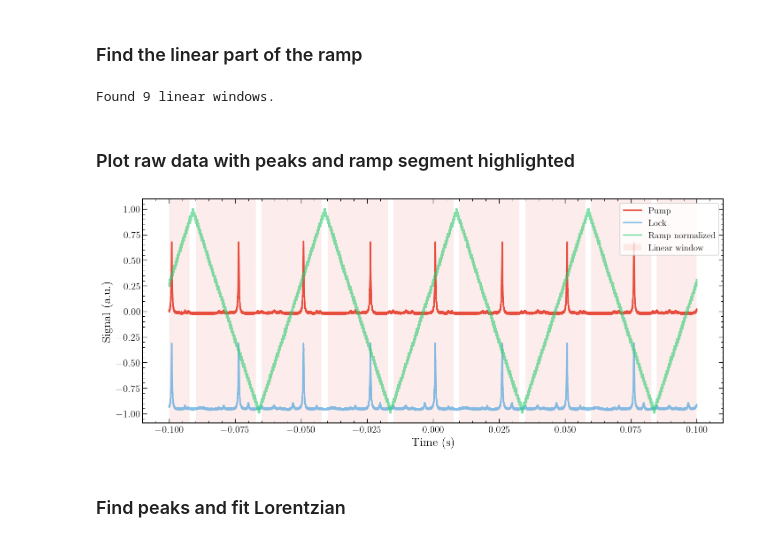
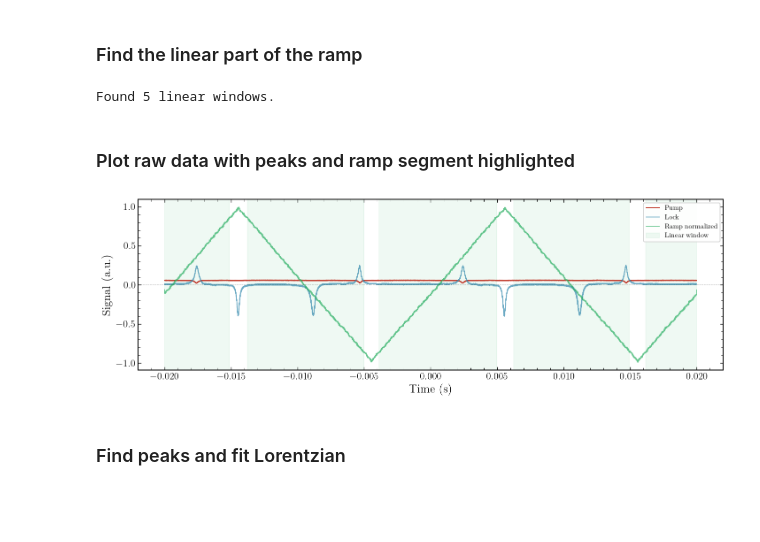
Before and after one commit to eq15t-panda/PANDAManager, a Jupyter notebook: plot_oscillo.ipynb, the cells around one changed output. Drawn from its saved outputs; the diff is of its cells as text; code cells hidden in the pictures; blank space fills up the shorter version.

```diff
--- a/plot_oscillo.ipynb
+++ b/plot_oscillo.ipynb
@@ -399,12 +399,15 @@ Pump + Lock: 37501 points
 # %% [markdown]
 ### Load data
 # %%
-path_folder_data = r"./data/oscilloscope/scope_acq_2026_05_13__08_25_49/"
+# path_folder_data = r"./data/oscilloscope/scope_acq_2026_05_13__08_25_49/"
+path_folder_data = r"./data/oscilloscope/scope_acq_2026_05_20__11_15_54/" # leak pump in lock
 folder_data_files = os.listdir(path_folder_data)
 print(folder_data_files)
 # fine data scan :
 name_exp = 'oscilloscope_trace'
-name = "2026_05_13__08_25_50__oscilloscope_trace.h5"
+# name = "2026_05_13__08_25_50__oscilloscope_trace.h5"
+# name = "2026_05_20__11_15_59__oscilloscope_trace.h5" # leak pump in lock 1
+name = "2026_05_20__11_21_24__oscilloscope_trace.h5" # leak pump in lock 2
 full_path = os.path.join(path_folder_data, name_exp, name)
 aqm = AcquisitionAnalysisManager( os.path.join(path_folder_data, name_exp))
 aqm.analysis_cell(filename=full_path)
@@ -449,6 +452,10 @@ pump = np.array(data["CH3_y"])   # CH3: pump
 signal = -pump
 signal = signal - np.mean(signal)
 ramp = ramp - np.mean(ramp)
+
+ramp_norm = ramp / np.max(np.abs(ramp))
+# Smooth norm signal
+smooth_ramp = smooth(ramp_norm, smooth_N)
 # %%
 def lorentzian(x, A, x0, gamma, C):
     return A * (0.5 * gamma)**2 / ((x - x0)**2 + (0.5 * gamma)**2) + C
@@ -478,28 +485,29 @@ for i, val in enumerate(linear_mask):
 
 print(f"Found {len(segments)} linear windows.")
 # %% [output]
-Found 9 linear windows.
+Found 5 linear windows.
 # %% [markdown]
 ### Plot raw data with peaks and ramp segment highlighted
 # %%
-plt.figure(figsize=(12, 5))
-ramp_norm = ramp / np.max(np.abs(ramp))
+fig, ax = plt.subplots(figsize=(12, 4))
 
-plt.plot(time, signal, label="Pump")
-plt.plot(time, -lock, label="Lock", alpha=0.6)
-plt.plot(time, ramp_norm, label="Ramp normalized", alpha=0.6)
+ax.plot(time, pump,        color="#C0392B", linewidth=1.2, label="Pump")
+ax.plot(time, lock,        color="#2E86AB", linewidth=1.0, alpha=0.7, label="Lock")
+ax.plot(time, smooth_ramp, color="#27AE60", linewidth=1.0, alpha=0.7, label="Ramp normalized")
 
 for i, (start_idx, end_idx) in enumerate(segments):
-    plt.axvspan(time[start_idx], time[end_idx], alpha=0.1,
-                label="Linear window" if i == 0 else None)
+    ax.axvspan(time[start_idx], time[end_idx],
+               color="#27AE60", alpha=0.07,
+               label="Linear window" if i == 0 else None)
 
-plt.xlabel("Time (s)")
-plt.ylabel("Signal (a.u.)")
-plt.legend()
-plt.tight_layout()
-plt.show()
+ax.axhline(0, color="black", linewidth=0.6, linestyle="--", alpha=0.3)
+ax.tick_params(direction="in", top=True, right=True, length=4, width=0.8)
+ax.set_xlabel("Time (s)")
+ax.set_ylabel("Signal (a.u.)")
+ax.legend(frameon=True, framealpha=0.9, edgecolor="0.8", fontsize=9)
+fig.tight_layout()
 # %% [output]
-[figure, old version]
+[figure, new version]
 # %% [markdown]
 ### Find peaks and fit Lorentzian
 # %%
```
Also changed, not shown: parts of 3 cells of this notebook, 43 other files.
